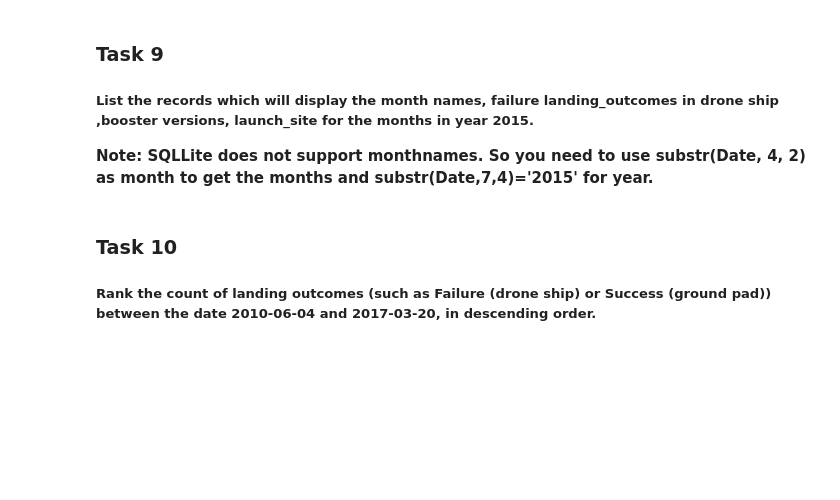
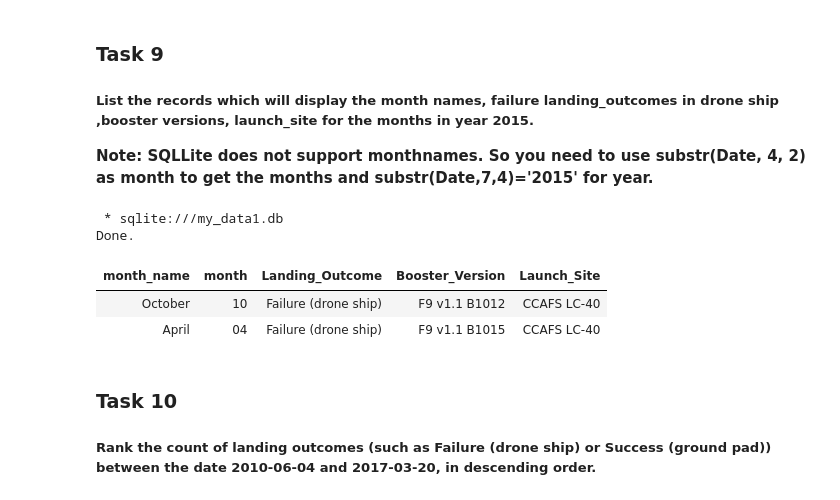
Before and after one commit to imabiodun/IBM-Capstone-Project, a Jupyter notebook: EDA/EDA-sql-coursera_sqllite.ipynb, the cells around one changed output. Cells and saved outputs as stored; diff of their text form; code cells hidden in the pictures; blank space fills up the shorter version.

```diff
--- a/EDA/EDA-sql-coursera_sqllite.ipynb
+++ b/EDA/EDA-sql-coursera_sqllite.ipynb
@@ -153,6 +265,29 @@ _Hint:Use min function_
 ##### List the records which will display the month names, failure landing_outcomes in drone ship ,booster versions, launch_site for the months in year 2015.
 
 **Note: SQLLite does not support monthnames. So you need to use  substr(Date, 4, 2) as month to get the months and substr(Date,7,4)='2015' for year.**
+# %%
+%%sql SELECT
+    CASE
+        WHEN substr(Date, 6, 2) = '01' THEN 'January'
+        WHEN substr(Date, 6, 2) = '02' THEN 'February'
+        WHEN substr(Date, 6, 2) = '03' THEN 'March'
+        WHEN substr(Date, 6, 2) = '04' THEN 'April'
+        WHEN substr(Date, 6, 2) = '05' THEN 'May'
+        WHEN substr(Date, 6, 2) = '06' THEN 'June'
+        WHEN substr(Date, 6, 2) = '07' THEN 'July'
+        WHEN substr(Date, 6, 2) = '08' THEN 'August'
+        WHEN substr(Date, 6, 2) = '09' THEN 'September'
+        WHEN substr(Date, 6, 2) = '10' THEN 'October'
+        WHEN substr(Date, 6, 2) = '11' THEN 'November'
+        WHEN substr(Date, 6, 2) = '12' THEN 'December'
+    END AS month_name, substr(date,6,2) as month,Landing_outcome, booster_version, launch_site
+    from spacextable where Landing_outcome like 'Fail%' and substr(date,1,4) like '2015%'
+# %% [output]
+ * sqlite:///my_data1.db
+Done.
+| month_name | month | Landing_Outcome | Booster_Version | Launch_Site |
+| October | 10 | Failure (drone ship) | F9 v1.1 B1012 | CCAFS LC-40 |
+| April | 04 | Failure (drone ship) | F9 v1.1 B1015 | CCAFS LC-40 |
 # %% [markdown]
 ### Task 10
 
```
Also changed, not shown: parts of 16 cells of this notebook, 2 other files.
